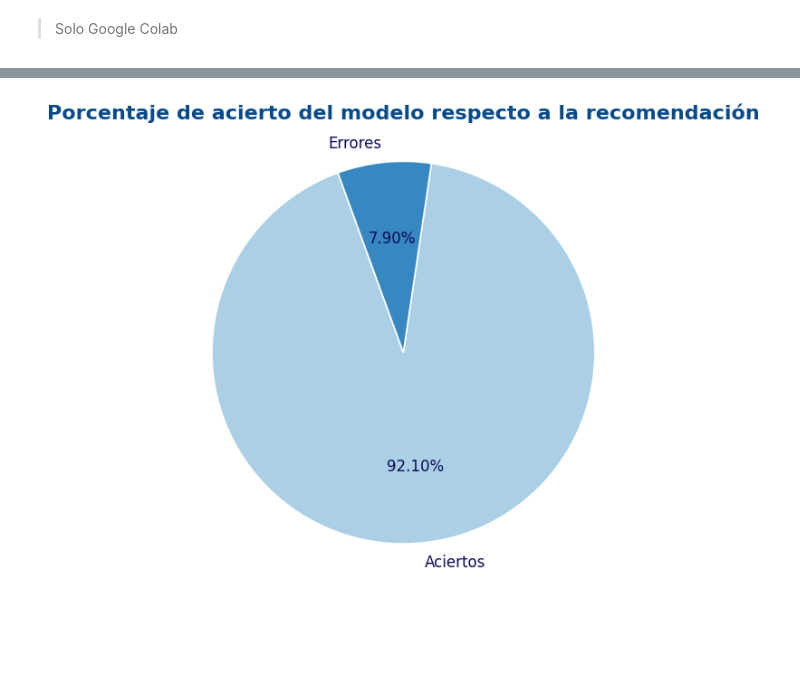
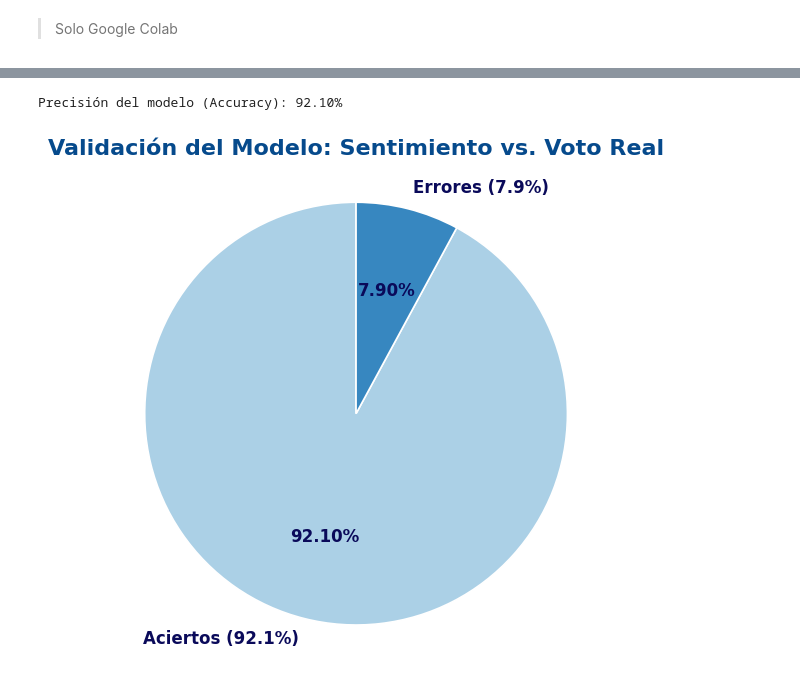
Before and after one commit to Alejandro-BR/Steam-Review-Scraper, a Jupyter notebook: src/steam_review_scraper.ipynb, the cells around one changed output, grey strips where cells are left out. Cells and saved outputs as stored; diff of their text form; code cells hidden in the pictures; blank space fills up the shorter version.

```diff
--- a/src/steam_review_scraper.ipynb
+++ b/src/steam_review_scraper.ipynb
@@ -725,35 +735,39 @@ Después de analizar los distintos comentarios del juego, podemos observar que l
 # %%
 correctos = (reviews_df["recommended"] == reviews_df["model_prediction_smart"]).sum()
 totales = len(reviews_df)
+accuracy = (correctos / totales) * 100
+
+print(f"Precisión del modelo (Accuracy): {accuracy:.2f}%")
+
 incorrectos = totales - correctos
-
 sizes = [correctos, incorrectos]
-labels = ["Aciertos", "Errores"]
+labels = [f"Aciertos ({accuracy:.1f}%)", f"Errores ({100-accuracy:.1f}%)"]
 
 sns.set_theme(style="white")
 colors = sns.color_palette("Blues", n_colors=2)
 
 fig, ax = plt.subplots(figsize=(6, 6))
 
 ax.pie(
     sizes,
     labels=labels,
     autopct="%1.2f%%",
-    startangle=110,
+    startangle=90,
     colors=colors,
-    textprops={"color": "#0A0A5A", "fontsize": 12},
+    textprops={"color": "#0A0A5A", "fontsize": 12, "weight": "bold"},
     wedgeprops={"linewidth": 1.2, "edgecolor": "white"}
 )
 
 ax.set_title(
-    "Porcentaje de acierto del modelo respecto a la recomendación",
+    "Validación del Modelo: Sentimiento vs. Voto Real",
     fontsize=16,
     color="#064A8C",
     pad=20,
     fontweight="bold"
 )
 
 ax.axis("equal")
 plt.show()
 # %% [output]
+Precisión del modelo (Accuracy): 92.10%
-[figure, old version]
+[figure, new version]
```
Also changed, not shown: parts of 12 cells of this notebook.
